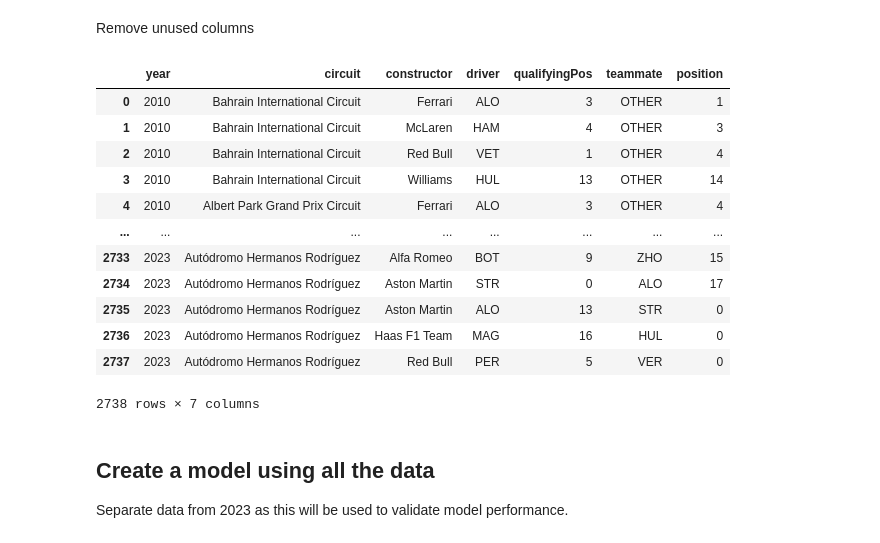
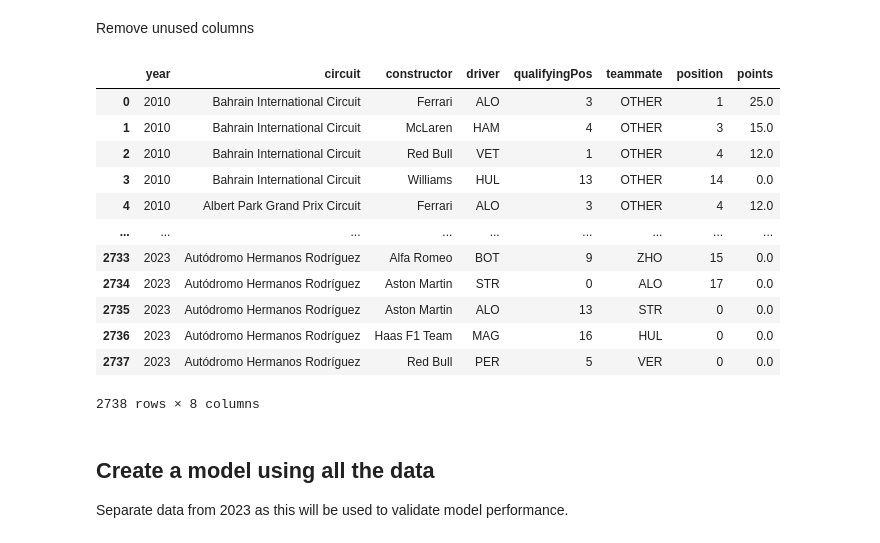
Before and after one commit to tanmayparikh/f1-points-predictor, a Jupyter notebook: model.ipynb, the cells around one changed output. Cells and saved outputs as stored; diff of their text form; code cells hidden in the pictures.

```diff
--- a/model.ipynb
+++ b/model.ipynb
@@ -17,22 +17,22 @@ data_raw.head()
 # %% [markdown]
 Remove unused columns
 # %%
-data_train = data_raw[["year", "circuit", "constructor", "driver", "qualifyingPos", "teammate", "position"]]
+data_train = data_raw[["year", "circuit", "constructor", "driver", "qualifyingPos", "teammate", "position", "points"]]
 data_train
 # %% [output]
-|  | year | circuit | constructor | driver | qualifyingPos | teammate | position |
-| 0 | 2010 | Bahrain International Circuit | Ferrari | ALO | 3 | OTHER | 1 |
-| 1 | 2010 | Bahrain International Circuit | McLaren | HAM | 4 | OTHER | 3 |
-| 2 | 2010 | Bahrain International Circuit | Red Bull | VET | 1 | OTHER | 4 |
-| 3 | 2010 | Bahrain International Circuit | Williams | HUL | 13 | OTHER | 14 |
-| 4 | 2010 | Albert Park Grand Prix Circuit | Ferrari | ALO | 3 | OTHER | 4 |
-| ... | ... | ... | ... | ... | ... | ... | ... |
-| 2733 | 2023 | Autódromo Hermanos Rodríguez | Alfa Romeo | BOT | 9 | ZHO | 15 |
-| 2734 | 2023 | Autódromo Hermanos Rodríguez | Aston Martin | STR | 0 | ALO | 17 |
-| 2735 | 2023 | Autódromo Hermanos Rodríguez | Aston Martin | ALO | 13 | STR | 0 |
-| 2736 | 2023 | Autódromo Hermanos Rodríguez | Haas F1 Team | MAG | 16 | HUL | 0 |
-| 2737 | 2023 | Autódromo Hermanos Rodríguez | Red Bull | PER | 5 | VER | 0 |
+|  | year | circuit | constructor | driver | qualifyingPos | teammate | position | points |
+| 0 | 2010 | Bahrain International Circuit | Ferrari | ALO | 3 | OTHER | 1 | 25.0 |
+| 1 | 2010 | Bahrain International Circuit | McLaren | HAM | 4 | OTHER | 3 | 15.0 |
+| 2 | 2010 | Bahrain International Circuit | Red Bull | VET | 1 | OTHER | 4 | 12.0 |
+| 3 | 2010 | Bahrain International Circuit | Williams | HUL | 13 | OTHER | 14 | 0.0 |
+| 4 | 2010 | Albert Park Grand Prix Circuit | Ferrari | ALO | 3 | OTHER | 4 | 12.0 |
+| ... | ... | ... | ... | ... | ... | ... | ... | ... |
+| 2733 | 2023 | Autódromo Hermanos Rodríguez | Alfa Romeo | BOT | 9 | ZHO | 15 | 0.0 |
+| 2734 | 2023 | Autódromo Hermanos Rodríguez | Aston Martin | STR | 0 | ALO | 17 | 0.0 |
+| 2735 | 2023 | Autódromo Hermanos Rodríguez | Aston Martin | ALO | 13 | STR | 0 | 0.0 |
+| 2736 | 2023 | Autódromo Hermanos Rodríguez | Haas F1 Team | MAG | 16 | HUL | 0 | 0.0 |
+| 2737 | 2023 | Autódromo Hermanos Rodríguez | Red Bull | PER | 5 | VER | 0 | 0.0 |
-2738 rows × 7 columns
+2738 rows × 8 columns
 # %% [markdown]
 ## Create a model using all the data
 
```
Also changed, not shown: parts of 48 cells of this notebook, 4 other files.
